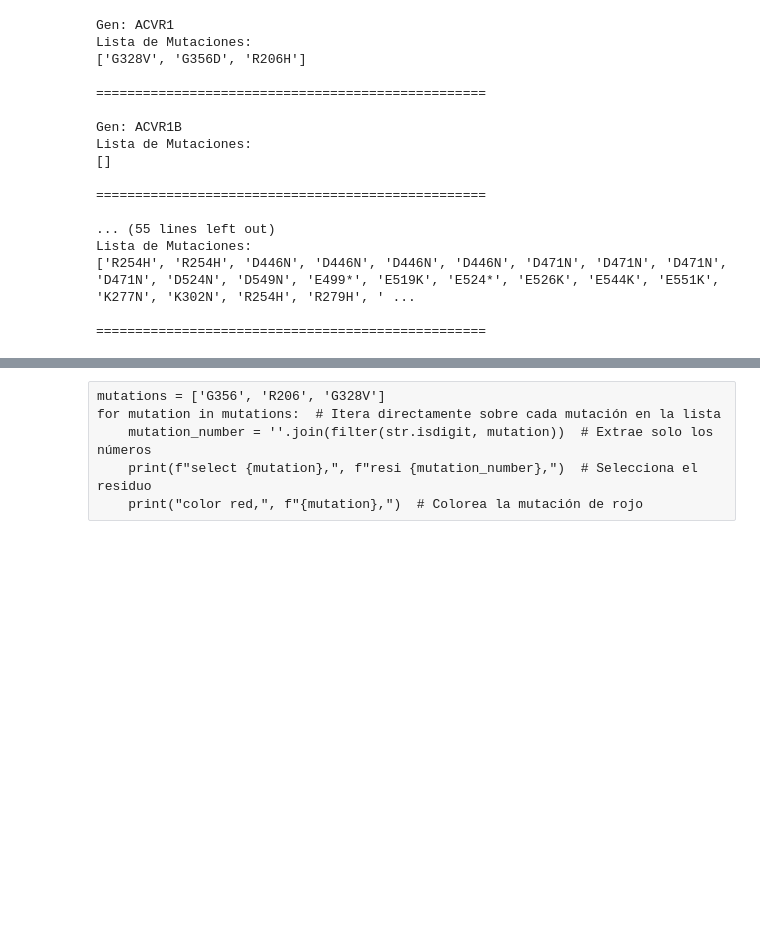
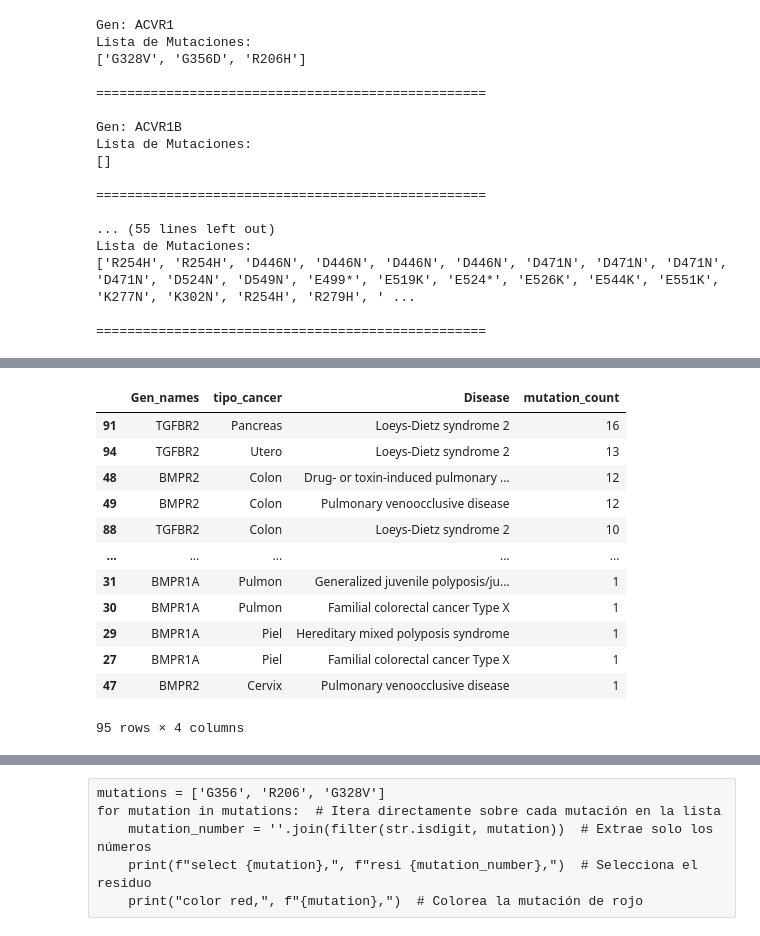
Before and after one commit to Nanocell-Lab/TCancer_RareDiseases, a Jupyter notebook: src/07.crossroad_cancer_RareDiseases.ipynb, the cells around one changed output, grey strips where cells are left out. Drawn from its saved outputs; the diff is of its cells as text; code cells hidden in the pictures; blank space fills up the shorter version.

```diff
--- a/src/07.crossroad_cancer_RareDiseases.ipynb
+++ b/src/07.crossroad_cancer_RareDiseases.ipynb
@@ -977,0 +1048,24 @@ Lista de Mutaciones:
+# %%
+# Paso 1: Eliminar duplicados por paciente y gen, pero considerando solo mutaciones únicas por gen y paciente
+df_unique = df_concat_rare.drop_duplicates(subset=['Gen_names', 'aa_mutation','tipo_cancer','Disease'])
+
+# Paso 2: Contar la frecuencia de mutación por gen (mutaciones únicas por paciente)
+mutation_frequencies_cancer_rare = df_unique.groupby(['Gen_names','tipo_cancer','Disease']).size().reset_index(name='mutation_count')
+
+
+# Paso 3: Mostrar los resultados
+mutation_frequencies_cancer_rare.sort_values(ascending=False, by='mutation_count')
+# %% [output]
+|  | Gen_names | tipo_cancer | Disease | mutation_count |
+| 91 | TGFBR2 | Pancreas | Loeys-Dietz syndrome 2 | 16 |
+| 94 | TGFBR2 | Utero | Loeys-Dietz syndrome 2 | 13 |
+| 48 | BMPR2 | Colon | Drug- or toxin-induced pulmonary ... | 12 |
+| 49 | BMPR2 | Colon | Pulmonary venoocclusive disease | 12 |
+| 88 | TGFBR2 | Colon | Loeys-Dietz syndrome 2 | 10 |
+| ... | ... | ... | ... | ... |
+| 31 | BMPR1A | Pulmon | Generalized juvenile polyposis/ju... | 1 |
+| 30 | BMPR1A | Pulmon | Familial colorectal cancer Type X | 1 |
+| 29 | BMPR1A | Piel | Hereditary mixed polyposis syndrome | 1 |
+| 27 | BMPR1A | Piel | Familial colorectal cancer Type X | 1 |
+| 47 | BMPR2 | Cervix | Pulmonary venoocclusive disease | 1 |
+95 rows × 4 columns
```
Also changed, not shown: parts of 10 cells of this notebook, 5 other files.
